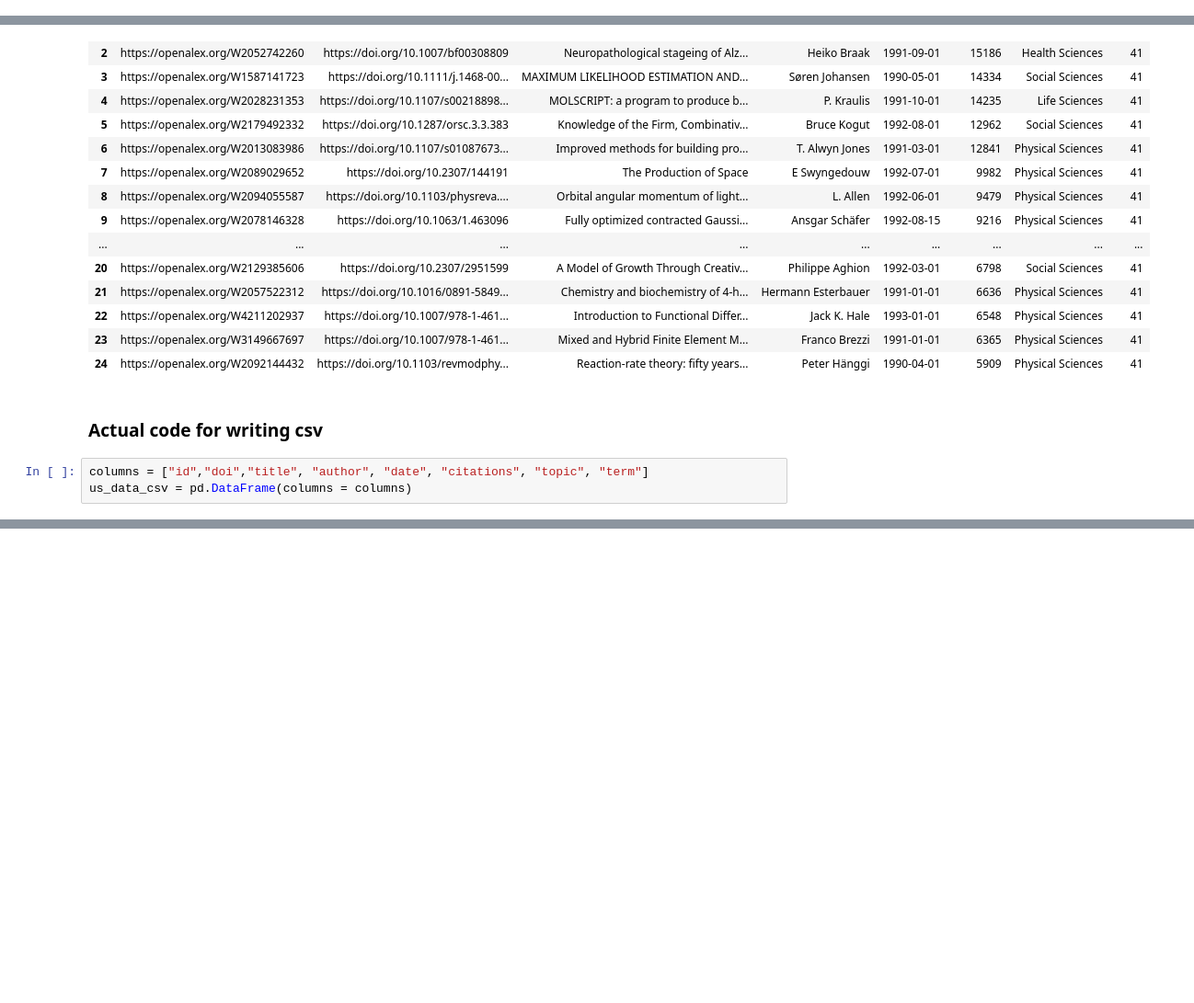
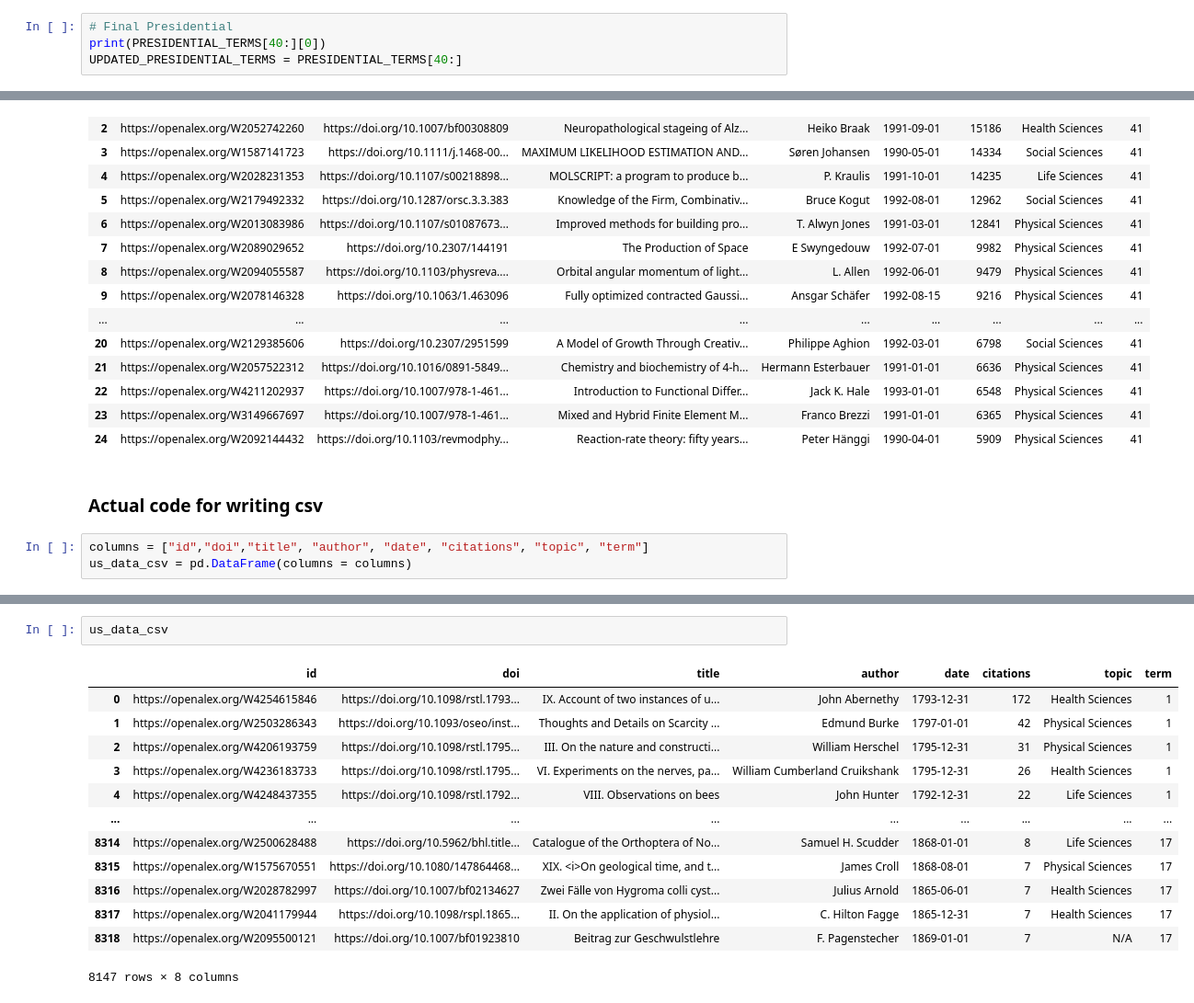
Before and after one commit to Thomas-cj/Data_in_the_wild_2025, a Jupyter notebook: data_ingestion.ipynb, the cells around one changed output, grey strips where cells are left out. Shown: that part at 92% size. Saved outputs shown, nothing was run; the diff lists cells and outputs as text; blank space fills up the shorter version.

```diff
--- a/data_ingestion.ipynb
+++ b/data_ingestion.ipynb
@@ -133,6 +135,10 @@ print(PRESIDENTIAL_TERMS)
 # %% [output]
 46
 [{'president': 'George Washington', 'start_date': '1789-04-30', 'end_date': '1797-03-04', 'term': 1}, {'president': 'John Adams', 'start_date': '1797-03-04', 'end_date': '1801-03-04', 'term': 2}, {'pr ...
+# %%
+# Final Presidential
+print(PRESIDENTIAL_TERMS[40:][0])
+UPDATED_PRESIDENTIAL_TERMS = PRESIDENTIAL_TERMS[40:]
 # %%
 # date filtering by presidential term for Barack Obama
 test_data = Works() \
@@ -270,0 +279,16 @@ for term in PRESIDENTIAL_TERMS:
+# %%
+us_data_csv
+# %% [output]
+|  | id | doi | title | author | date | citations | topic | term |
+| 0 | https://openalex.org/W4254615846 | https://doi.org/10.1098/rstl.1793... | IX. Account of two instances of u... | John Abernethy | 1793-12-31 | 172 | Health Sciences | 1 |
+| 1 | https://openalex.org/W2503286343 | https://doi.org/10.1093/oseo/inst... | Thoughts and Details on Scarcity ... | Edmund Burke | 1797-01-01 | 42 | Physical Sciences | 1 |
+| 2 | https://openalex.org/W4206193759 | https://doi.org/10.1098/rstl.1795... | III. On the nature and constructi... | William Herschel | 1795-12-31 | 31 | Physical Sciences | 1 |
+| 3 | https://openalex.org/W4236183733 | https://doi.org/10.1098/rstl.1795... | VI. Experiments on the nerves, pa... | William Cumberland Cruikshank | 1795-12-31 | 26 | Health Sciences | 1 |
+| 4 | https://openalex.org/W4248437355 | https://doi.org/10.1098/rstl.1792... | VIII. Observations on bees | John Hunter | 1792-12-31 | 22 | Life Sciences | 1 |
+| ... | ... | ... | ... | ... | ... | ... | ... | ... |
+| 8314 | https://openalex.org/W2500628488 | https://doi.org/10.5962/bhl.title... | Catalogue of the Orthoptera of No... | Samuel H. Scudder | 1868-01-01 | 8 | Life Sciences | 17 |
+| 8315 | https://openalex.org/W1575670551 | https://doi.org/10.1080/147864468... | XIX. <i>On geological time, and t... | James Croll | 1868-08-01 | 7 | Physical Sciences | 17 |
+| 8316 | https://openalex.org/W2028782997 | https://doi.org/10.1007/bf02134627 | Zwei Fälle von Hygroma colli cyst... | Julius Arnold | 1865-06-01 | 7 | Health Sciences | 17 |
+| 8317 | https://openalex.org/W2041179944 | https://doi.org/10.1098/rspl.1865... | II. On the application of physiol... | C. Hilton Fagge | 1865-12-31 | 7 | Health Sciences | 17 |
+| 8318 | https://openalex.org/W2095500121 | https://doi.org/10.1007/bf01923810 | Beitrag zur Geschwulstlehre | F. Pagenstecher | 1869-01-01 | 7 | N/A | 17 |
+8147 rows × 8 columns
```
Also changed, not shown: parts of 8 cells of this notebook.
